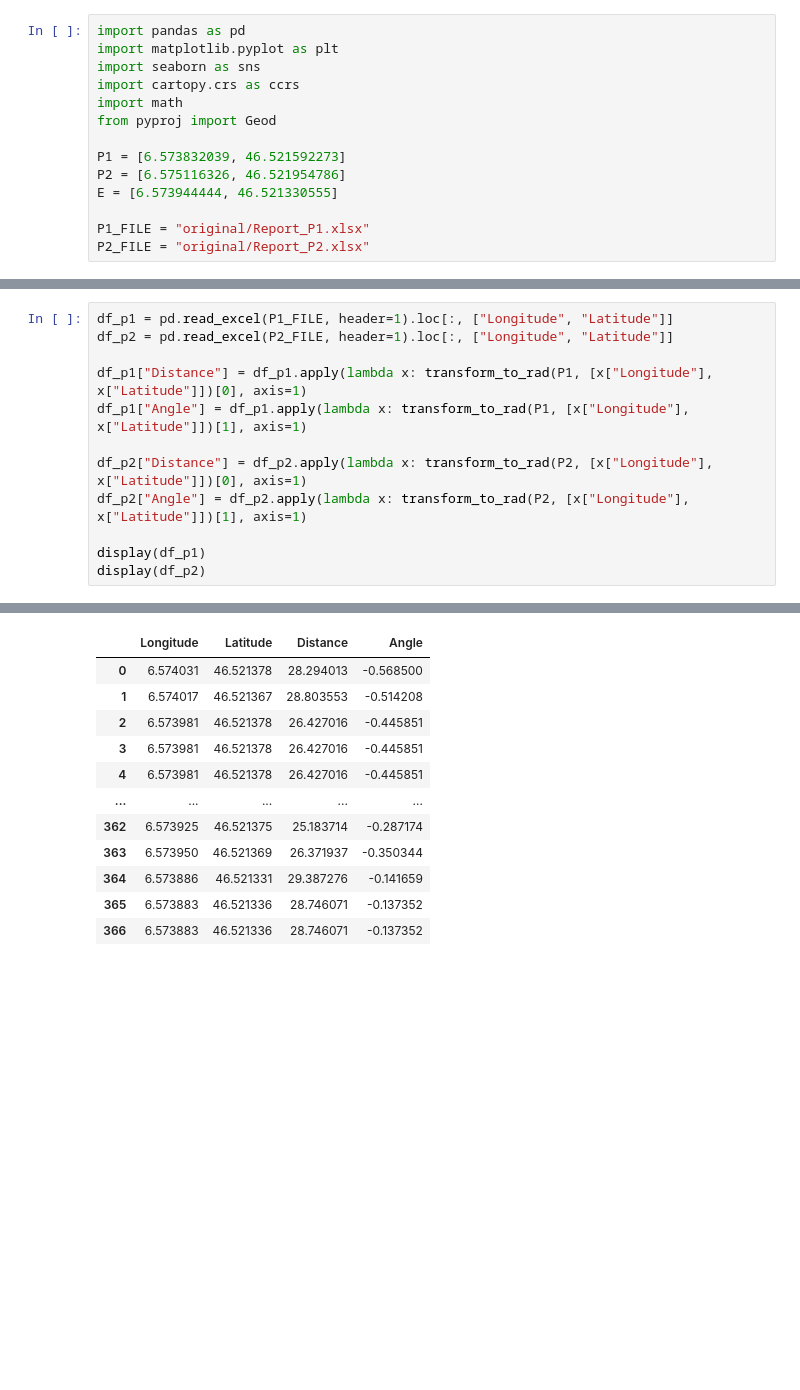
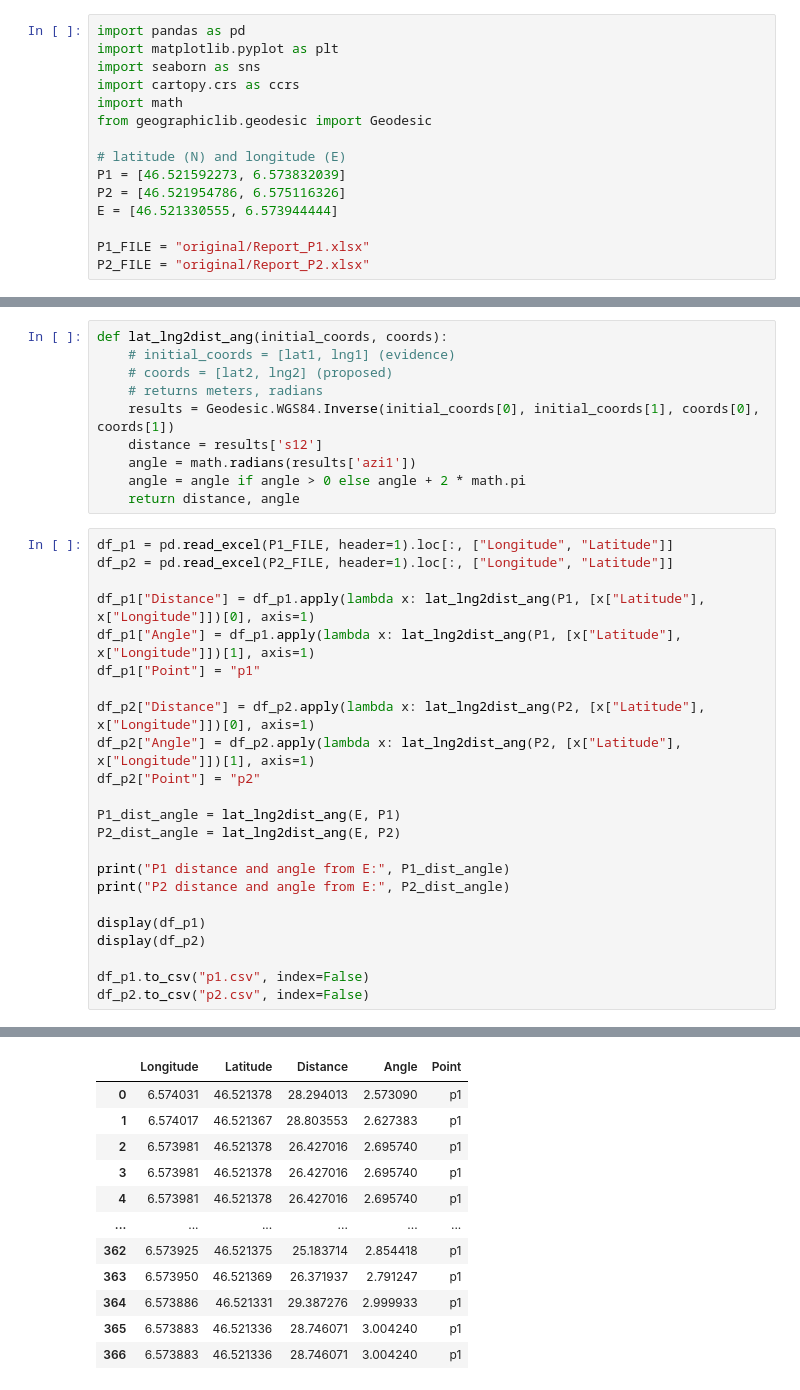
Before and after one commit to KlemenVovk/gps_evaluation, a Jupyter notebook: main.ipynb, the cells around one changed output, grey strips where cells are left out. Saved outputs shown, nothing was run; the diff lists cells and outputs as text; blank space fills up the shorter version.

```diff
--- a/main.ipynb
+++ b/main.ipynb
@@ -4,11 +4,12 @@ import matplotlib.pyplot as plt
 import seaborn as sns
 import cartopy.crs as ccrs
 import math
-from pyproj import Geod
+from geographiclib.geodesic import Geodesic
 
-P1 = [6.573832039, 46.521592273]
-P2 = [6.575116326, 46.521954786]
-E = [6.573944444, 46.521330555]
+# latitude (N) and longitude (E)
+P1 = [46.521592273, 6.573832039]
+P2 = [46.521954786, 6.575116326]
+E = [46.521330555, 6.573944444]
 
 P1_FILE = "original/Report_P1.xlsx"
 P2_FILE = "original/Report_P2.xlsx"
@@ -25,13 +16,34 @@ def transform_to_rad(zero, coords):
+# %%
+def lat_lng2dist_ang(initial_coords, coords):
+    # initial_coords = [lat1, lng1] (evidence)
+    # coords = [lat2, lng2] (proposed)
+    # returns meters, radians
+    results = Geodesic.WGS84.Inverse(initial_coords[0], initial_coords[1], coords[0], coords[1])
+    distance = results['s12']
+    angle = math.radians(results['azi1'])
+    angle = angle if angle > 0 else angle + 2 * math.pi
+    return distance, angle
 # %%
 df_p1 = pd.read_excel(P1_FILE, header=1).loc[:, ["Longitude", "Latitude"]]
 df_p2 = pd.read_excel(P2_FILE, header=1).loc[:, ["Longitude", "Latitude"]]
 
-df_p1["Distance"] = df_p1.apply(lambda x: transform_to_rad(P1, [x["Longitude"], x["Latitude"]])[0], axis=1)
-df_p1["Angle"] = df_p1.apply(lambda x: transform_to_rad(P1, [x["Longitude"], x["Latitude"]])[1], axis=1)
+df_p1["Distance"] = df_p1.apply(lambda x: lat_lng2dist_ang(P1, [x["Latitude"], x["Longitude"]])[0], axis=1)
+df_p1["Angle"] = df_p1.apply(lambda x: lat_lng2dist_ang(P1, [x["Latitude"], x["Longitude"]])[1], axis=1)
+df_p1["Point"] = "p1"
 
-df_p2["Distance"] = df_p2.apply(lambda x: transform_to_rad(P2, [x["Longitude"], x["Latitude"]])[0], axis=1)
-df_p2["Angle"] = df_p2.apply(lambda x: transform_to_rad(P2, [x["Longitude"], x["Latitude"]])[1], axis=1)
+df_p2["Distance"] = df_p2.apply(lambda x: lat_lng2dist_ang(P2, [x["Latitude"], x["Longitude"]])[0], axis=1)
+df_p2["Angle"] = df_p2.apply(lambda x: lat_lng2dist_ang(P2, [x["Latitude"], x["Longitude"]])[1], axis=1)
+df_p2["Point"] = "p2"
+
+P1_dist_angle = lat_lng2dist_ang(E, P1)
+P2_dist_angle = lat_lng2dist_ang(E, P2)
+
+print("P1 distance and angle from E:", P1_dist_angle)
+print("P2 distance and angle from E:", P2_dist_angle)
 
 display(df_p1)
 display(df_p2)
+
+df_p1.to_csv("p1.csv", index=False)
+df_p2.to_csv("p2.csv", index=False)
 # %% [output]
@@ -38,12 +52,12 @@ display(df_p2)
-|  | Longitude | Latitude | Distance | Angle |
-| 0 | 6.574031 | 46.521378 | 28.294013 | -0.568500 |
-| 1 | 6.574017 | 46.521367 | 28.803553 | -0.514208 |
-| 2 | 6.573981 | 46.521378 | 26.427016 | -0.445851 |
-| 3 | 6.573981 | 46.521378 | 26.427016 | -0.445851 |
-| 4 | 6.573981 | 46.521378 | 26.427016 | -0.445851 |
-| ... | ... | ... | ... | ... |
-| 362 | 6.573925 | 46.521375 | 25.183714 | -0.287174 |
-| 363 | 6.573950 | 46.521369 | 26.371937 | -0.350344 |
-| 364 | 6.573886 | 46.521331 | 29.387276 | -0.141659 |
-| 365 | 6.573883 | 46.521336 | 28.746071 | -0.137352 |
-| 366 | 6.573883 | 46.521336 | 28.746071 | -0.137352 |
+|  | Longitude | Latitude | Distance | Angle | Point |
+| 0 | 6.574031 | 46.521378 | 28.294013 | 2.573090 | p1 |
+| 1 | 6.574017 | 46.521367 | 28.803553 | 2.627383 | p1 |
+| 2 | 6.573981 | 46.521378 | 26.427016 | 2.695740 | p1 |
+| 3 | 6.573981 | 46.521378 | 26.427016 | 2.695740 | p1 |
+| 4 | 6.573981 | 46.521378 | 26.427016 | 2.695740 | p1 |
+| ... | ... | ... | ... | ... | ... |
+| 362 | 6.573925 | 46.521375 | 25.183714 | 2.854418 | p1 |
+| 363 | 6.573950 | 46.521369 | 26.371937 | 2.791247 | p1 |
+| 364 | 6.573886 | 46.521331 | 29.387276 | 2.999933 | p1 |
+| 365 | 6.573883 | 46.521336 | 28.746071 | 3.004240 | p1 |
+| 366 | 6.573883 | 46.521336 | 28.746071 | 3.004240 | p1 |
```
Also changed, not shown: parts of 6 cells of this notebook, 4 other files.
